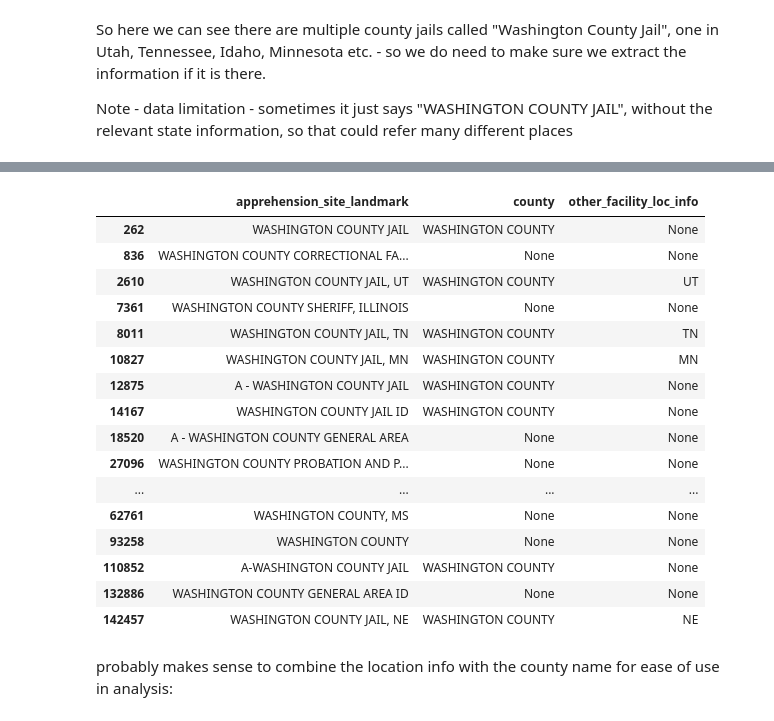
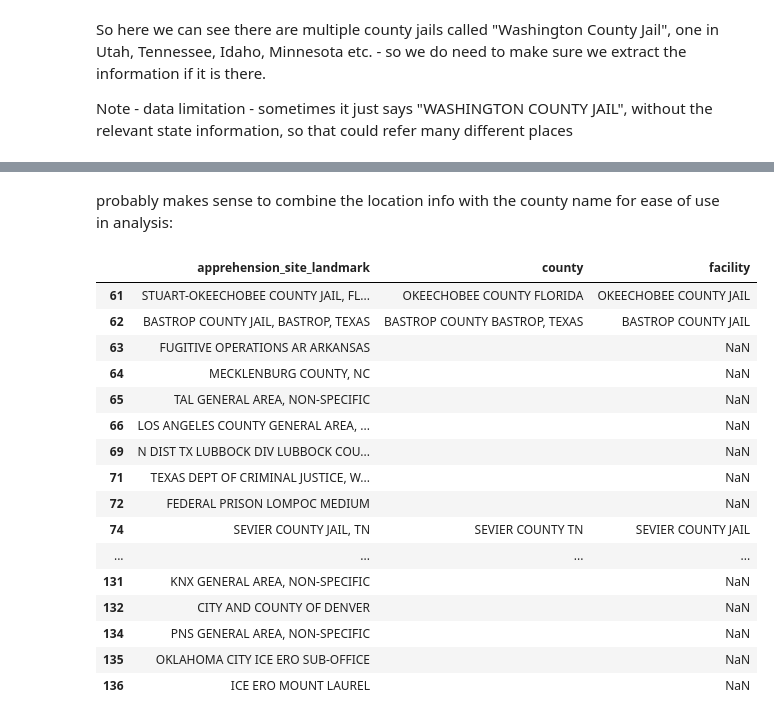
Before and after one commit to ceilingloft/lr_assingment_ice, a Jupyter notebook: task_notebooks/task-2_data_wrangling.ipynb, the cells around one changed output, grey strips where cells are left out. Drawn from its saved outputs; the diff is of its cells as text; code cells hidden in the pictures.

```diff
--- a/task_notebooks/task-2_data_wrangling.ipynb
+++ b/task_notebooks/task-2_data_wrangling.ipynb
@@ -273,5 +330,5 @@ So here we can see there are multiple county jails called "Washington County Jai
 
 Note - data limitation - sometimes it just says "WASHINGTON COUNTY JAIL", without the relevant state information, so that could refer many different places
 # %%
-city_state_expression = r",(\s+\w.*$)"
+city_state_expression = r"(?:,|PRISON|JAIL)(\s+\w.*$)"
 # %% [markdown]
@@ -284,4 +341,4 @@ re.search(city_state_expression, 'KENT COUNTY JAIL, GRAND RAPIDS, MI').group(0)
 arrests_df['other_facility_loc_info'] = arrests_df['apprehension_site_landmark'].str.extract(city_state_expression)
 # %%
 arrests_df['other_facility_loc_info'] = np.where(
-                        ~arrests_df['facility'].isna(), arrests_df['other_facility_loc_info'], None)
+                        ~arrests_df['facility'].isna(), arrests_df['other_facility_loc_info'], np.nan)
@@ -298,25 +345,25 @@ arrests_df.head()
-# %%
-arrests_df[arrests_df['apprehension_site_landmark'].fillna('').str.contains('WASHINGTON COUNTY')][['apprehension_site_landmark','county','other_facility_loc_info']].drop_duplicates()
-# %% [output]
-|  | apprehension_site_landmark | county | other_facility_loc_info |
-| 262 | WASHINGTON COUNTY JAIL | WASHINGTON COUNTY | None |
-| 836 | WASHINGTON COUNTY CORRECTIONAL FA... | None | None |
-| 2610 | WASHINGTON COUNTY JAIL, UT | WASHINGTON COUNTY | UT |
-| 7361 | WASHINGTON COUNTY SHERIFF, ILLINOIS | None | None |
-| 8011 | WASHINGTON COUNTY JAIL, TN | WASHINGTON COUNTY | TN |
-| 10827 | WASHINGTON COUNTY JAIL, MN | WASHINGTON COUNTY | MN |
-| 12875 | A - WASHINGTON COUNTY JAIL | WASHINGTON COUNTY | None |
-| 14167 | WASHINGTON COUNTY JAIL ID | WASHINGTON COUNTY | None |
-| 18520 | A - WASHINGTON COUNTY GENERAL AREA | None | None |
-| 27096 | WASHINGTON COUNTY PROBATION AND P... | None | None |
-| ... | ... | ... | ... |
-| 62761 | WASHINGTON COUNTY, MS | None | None |
-| 93258 | WASHINGTON COUNTY | None | None |
-| 110852 | A-WASHINGTON COUNTY JAIL | WASHINGTON COUNTY | None |
-| 132886 | WASHINGTON COUNTY GENERAL AREA ID | None | None |
-| 142457 | WASHINGTON COUNTY JAIL, NE | WASHINGTON COUNTY | NE |
 # %% [markdown]
 probably makes sense to combine the location info with the county name for ease of use in analysis:
 # %%
-arrests_df['county'] = arrests_df['county'] + arrests_df['other_facility_loc_info']
+arrests_df['county'] = arrests_df['county'].fillna('') + arrests_df['other_facility_loc_info'].fillna('')
+# %%
+arrests_df[['apprehension_site_landmark','county','facility']].drop_duplicates().iloc[50:100]
+# %% [output]
+|  | apprehension_site_landmark | county | facility |
+| 61 | STUART-OKEECHOBEE COUNTY JAIL, FL... | OKEECHOBEE COUNTY FLORIDA | OKEECHOBEE COUNTY JAIL |
+| 62 | BASTROP COUNTY JAIL, BASTROP, TEXAS | BASTROP COUNTY BASTROP, TEXAS | BASTROP COUNTY JAIL |
+| 63 | FUGITIVE OPERATIONS AR ARKANSAS |  | NaN |
+| 64 | MECKLENBURG COUNTY, NC |  | NaN |
+| 65 | TAL GENERAL AREA, NON-SPECIFIC |  | NaN |
+| 66 | LOS ANGELES COUNTY GENERAL AREA, ... |  | NaN |
+| 69 | N DIST TX LUBBOCK DIV LUBBOCK COU... |  | NaN |
+| 71 | TEXAS DEPT OF CRIMINAL JUSTICE, W... |  | NaN |
+| 72 | FEDERAL PRISON LOMPOC MEDIUM |  | NaN |
+| 74 | SEVIER COUNTY JAIL, TN | SEVIER COUNTY TN | SEVIER COUNTY JAIL |
+| ... | ... | ... | ... |
+| 131 | KNX GENERAL AREA, NON-SPECIFIC |  | NaN |
+| 132 | CITY AND COUNTY OF DENVER |  | NaN |
+| 134 | PNS GENERAL AREA, NON-SPECIFIC |  | NaN |
+| 135 | OKLAHOMA CITY ICE ERO SUB-OFFICE |  | NaN |
+| 136 | ICE ERO MOUNT LAUREL |  | NaN |
 # %%
```
Also changed, not shown: parts of 20 cells of this notebook, 1 other file.
